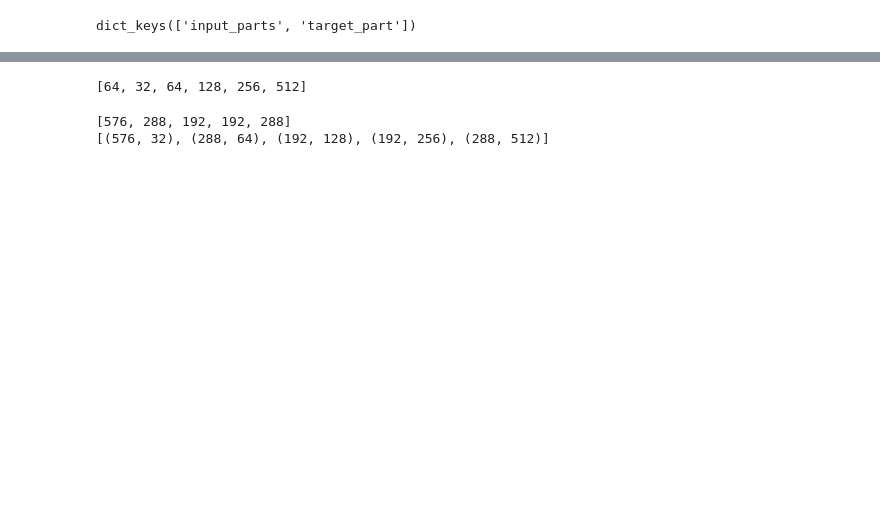
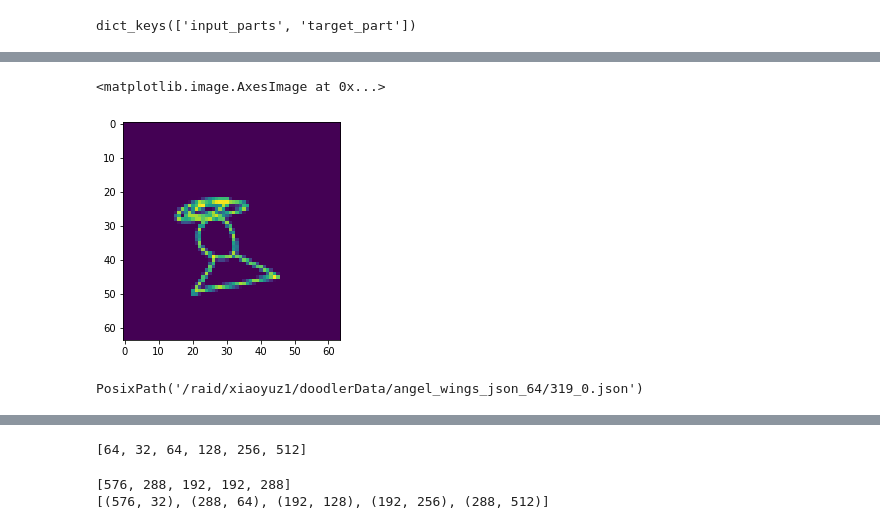
Before and after one commit to ErinZhang1998/sketch_collection, a Jupyter notebook: process_sketch_dataset.ipynb, the cells around one changed output, grey strips where cells are left out. Drawn from its saved outputs; the diff is of its cells as text; code cells hidden in the pictures; blank space fills up the shorter version.

```diff
--- a/process_sketch_dataset.ipynb
+++ b/process_sketch_dataset.ipynb
@@ -106,2 +203,10 @@ dataset = dpg.Dataset_JSON(folder, image_size = 128)
 # %%
-a,b,c = dataset[0]
+a,b,c = dataset[662]
+plt.imshow(  b[-1:,:,:].permute(1, 2, 0)  )
+# %% [output]
+<matplotlib.image.AxesImage at 0x...>
+[figure, added]
+# %%
+dataset.paths[121]
+# %% [output]
+PosixPath('/raid/xiaoyuz1/doodlerData/angel_wings_json_64/319_0.json')
```
Also changed, not shown: parts of 36 cells of this notebook, 2 other files.
